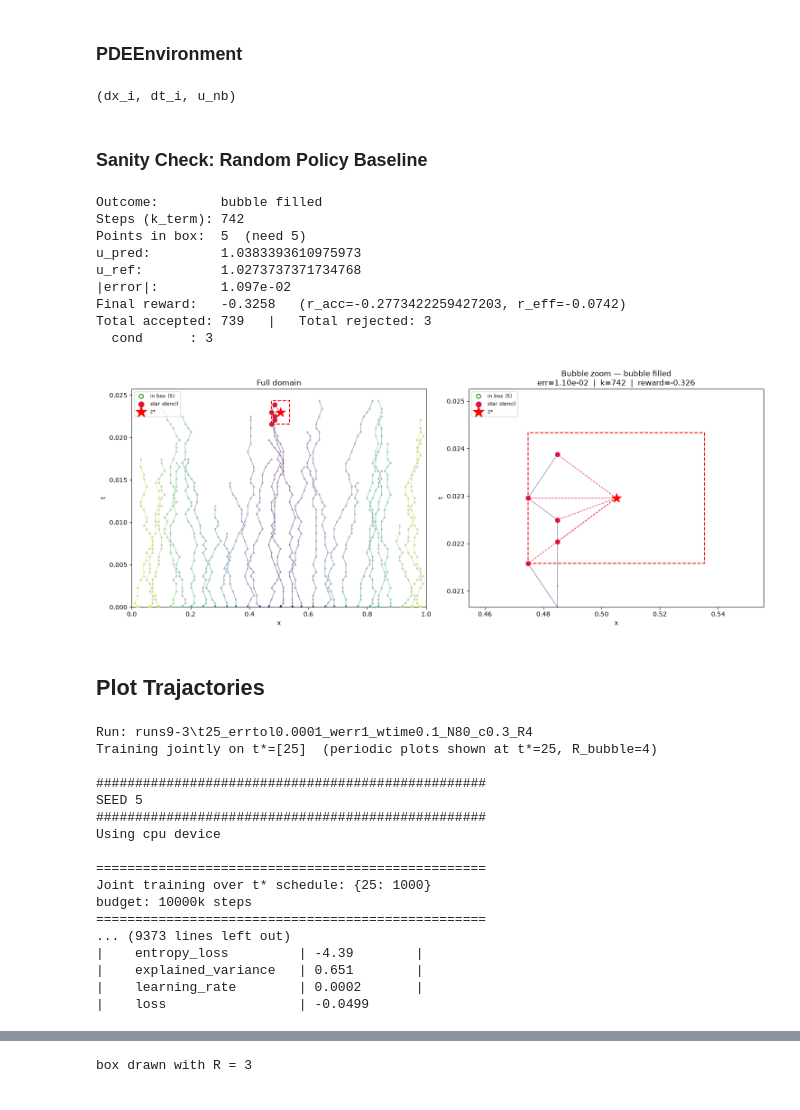
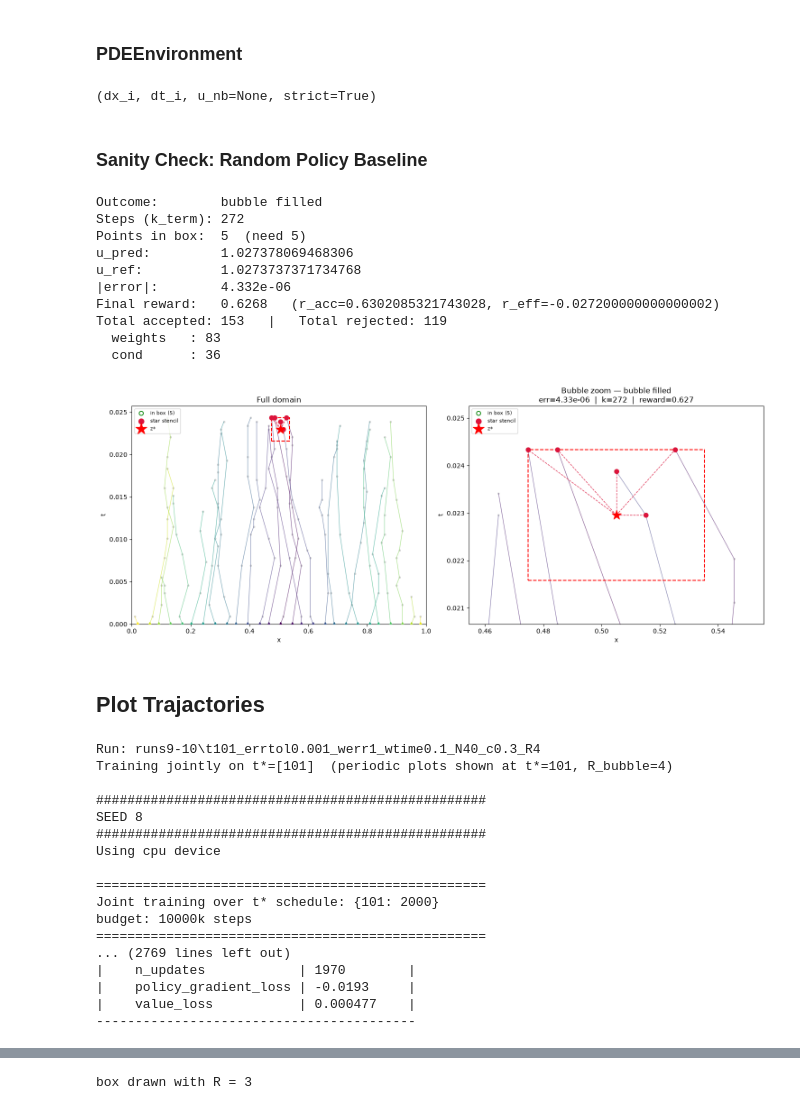
Before and after one commit to atayyar1/RL-For-PDEs, a Jupyter notebook: Taylor linear predictor/6.2 RL Burger.ipynb, the cells around one changed output, grey strips where cells are left out. Drawn from its saved outputs; the diff is of its cells as text; code cells hidden in the pictures.

Commit message:
added plot_training.py added new constraints and larger action space to the RL environment this way we might get higher t*

```diff
--- a/Taylor linear predictor/6.2 RL Burger.ipynb
+++ b/Taylor linear predictor/6.2 RL Burger.ipynb
@@ -187,7 +187,7 @@ class VisitedSet:
 # %% [markdown]
 ### GFDM Solver
 # %%
-def solve_weights(dx_i, dt_i, u_nb):
+def solve_weights(dx_i, dt_i, u_nb=None, strict=True):
     h = max(np.max(np.abs(dx_i)), np.sqrt(alpha * np.max(np.abs(dt_i))), 1e-12)
 
     c_local = float(np.mean(u_nb))
@@ -200,15 +200,13 @@ def solve_weights(dx_i, dt_i, u_nb):
     b = np.array([1.0, 0.0, 0.0])
 
     cond = np.linalg.cond(A)
-    if cond > 1e4:
+    if strict and cond > 1e4:
         return None, 'cond'
 
     w = np.linalg.lstsq(A, b, rcond=None)[0]
 
-    #if np.max(np.abs(w)) > 3.0 / len(dx_i):
-    #    return None, 'weights'
-    #if np.min(w) < -1.0:
-    #    return None, 'weights'
+    if strict and np.abs(w).sum() > 2.0:
+        return None, 'weights'
 
     return w, 'ok'
 # %% [markdown]
@@ -529,7 +546,7 @@ class PDEEnvironment(gym.Env):
 # %%
 import inspect; print(inspect.signature(solve_weights))
 # %% [output]
-(dx_i, dt_i, u_nb)
+(dx_i, dt_i, u_nb=None, strict=True)
 # %% [markdown]
 ### Sanity Check: Random Policy Baseline
 # %%
@@ -590,7 +607,7 @@ in_box = [(x, t) for (x, t) in visited_log
 # stencil the star solve actually used (non-causal)
 _, s_ok, nb_coords, _ = env._gfdm_solve(
     env.x_star, env.t_star, causal=False,
-    box_R=env.R_bubble if reached else None)
+    box_R=env.R_bubble if reached else None, strict=reached)
 
 colors = plt.cm.viridis(np.linspace(0, 1, env.N))
 
@@ -620,40 +637,41 @@ def draw(ax):
                    zorder=7, label='star stencil')
     # star
     ax.scatter(env.x_star, env.t_star, s=240, color='red', marker='*',
                zorder=8, label='z*')
     ax.set_xlabel('x'); ax.set_ylabel('t')
 
 fig, (axL, axR) = plt.subplots(1, 2, figsize=(15, 6))
 
 # left: full domain
 draw(axL)
 axL.set_xlim(0, 1)
 axL.set_ylim(0, env.t_star + (env.R_bubble + 3) * env.dt)
 axL.set_title('Full domain')
 axL.legend(fontsize=8, loc='upper left', markerscale=1.2)
 
 # right: zoom on the bubble
 draw(axR)
 pad = (env.R_bubble + 2)
 axR.set_xlim(env.x_star - pad * env.dx, env.x_star + pad * env.dx)
 axR.set_ylim(env.t_star - pad * env.dt, env.t_star + pad * env.dt)
 err_str = 'None' if err is None else f'{err:.2e}'
 axR.set_title(f'Bubble zoom — {outcome}\nerr={err_str}  |  k={info.get("k_term", env.step_count)}  |  reward={reward:.3f}')
 axR.legend(fontsize=8, loc='upper left', markerscale=1.2)
 
 plt.tight_layout()
 plt.show()
 # %% [output]
 Outcome:        bubble filled
-Steps (k_term): 742
+Steps (k_term): 272
 Points in box:  5  (need 5)
-u_pred:         1.0383393610975973
+u_pred:         1.027378069468306
 u_ref:          1.0273737371734768
-|error|:        1.097e-02
-Final reward:   -0.3258   (r_acc=-0.2773422259427203, r_eff=-0.0742)
-Total accepted: 739   |   Total rejected: 3
-  cond      : 3
+|error|:        4.332e-06
+Final reward:   0.6268   (r_acc=0.6302085321743028, r_eff=-0.027200000000000002)
+Total accepted: 153   |   Total rejected: 119
+  weights   : 83
+  cond      : 36
-[figure, old version]
+[figure, new version]
 # %% [markdown]
 ## Plot Trajactories
 # %%
@@ -931,22 +949,22 @@ def make_env(t_star_schedule, N_particles, err_tol, w_err, w_time, K_max, c_shap
         return Monitor(env)
     return _init
 # %%
-N_particles     = 80
-t_star_schedule = {25: 1000}   # K_max per t*
+N_particles     = 40
+t_star_schedule = {101: 2000}   # K_max per t*
 x_star_schedule = [50]
-seeds           = [5]
+seeds           = [8]
 
 n_envs          = 12
 n_steps         = 1024
 batch_size      = 1024
 
-total_timesteps =  12_000_000
+total_timesteps =  10_000_000
 
 err_tol         = 1e-3
 w_err           = 1
 w_time          = 0.1
 c_shape         = 0.3
-R_bubble        =4           # ← NEW: box half-width (grid steps) for the star bubble
+R_bubble        = 4           # ← NEW: box half-width (grid steps) for the star bubble
 
 # representative t* used ONLY for periodic plo
 #
@@ -1033,23 +1051,23 @@ for seed in seeds:
                   save=True, timestep=None,
                   img_dir=img_dir, label="final", x_star_steps=plot_xstar)
 # %% [output]
-Run: runs9-3\t25_errtol0.0001_werr1_wtime0.1_N80_c0.3_R4
-Training jointly on t*=[25]  (periodic plots shown at t*=25, R_bubble=4)
+Run: runs9-10\t101_errtol0.001_werr1_wtime0.1_N40_c0.3_R4
+Training jointly on t*=[101]  (periodic plots shown at t*=101, R_bubble=4)
 
 ##################################################
-SEED 5
+SEED 8
 ##################################################
 Using cpu device
 
 ==================================================
-Joint training over t* schedule: {25: 1000}
+Joint training over t* schedule: {101: 2000}
 budget: 10000k steps
 ==================================================
-... (9373 lines left out)
-|    entropy_loss         | -4.39        |
-|    explained_variance   | 0.651        |
-|    learning_rate        | 0.0002       |
-|    loss                 | -0.0499
+... (2769 lines left out)
+|    n_updates            | 1970        |
+|    policy_gradient_loss | -0.0193     |
+|    value_loss           | 0.000477    |
+-----------------------------------------
 # %%
 from importlib import reload
 
```
Also changed, not shown: parts of 3 cells of this notebook, 1 other file.
